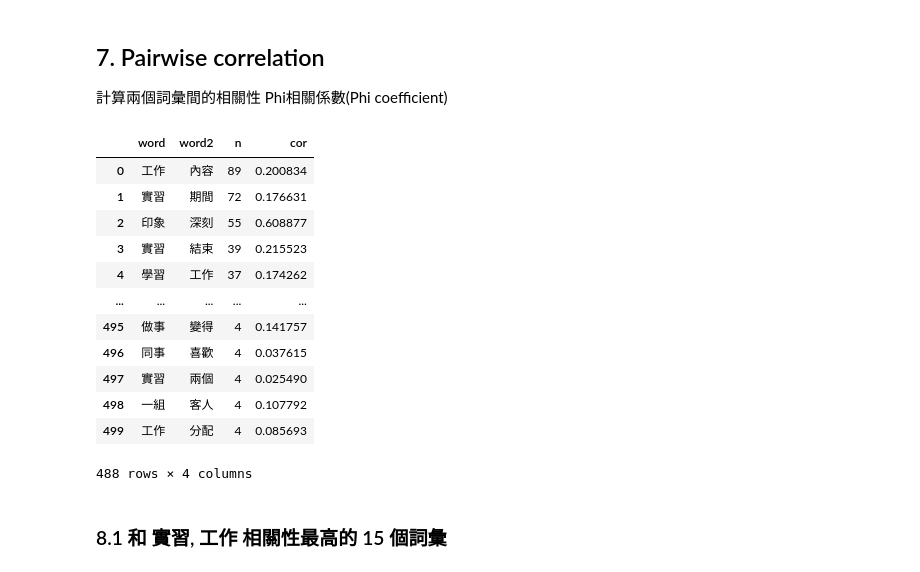
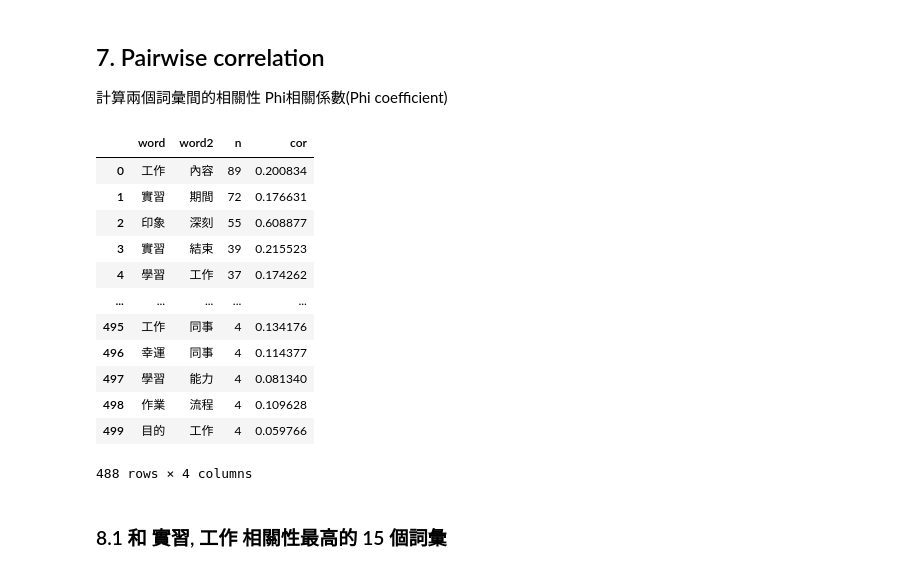
Before and after one commit to oraclekaia/social_media_analysis_mid-, a Jupyter notebook: ver1.ipynb, the cells around one changed output. Saved outputs shown, nothing was run; the diff lists cells and outputs as text; code cells hidden in the pictures.

```diff
--- a/ver1.ipynb
+++ b/ver1.ipynb
@@ -980,19 +938,19 @@ bigram_df = bigram_df[bigram_df["word"]!=bigram_df["word2"]]
-# %%
-bigram_df
-# %% [output]
-|  | word | word2 | n | cor |
-| 0 | 工作 | 內容 | 89 | 0.200834 |
-| 1 | 實習 | 期間 | 72 | 0.176631 |
-| 2 | 印象 | 深刻 | 55 | 0.608877 |
-| 3 | 實習 | 結束 | 39 | 0.215523 |
-| 4 | 學習 | 工作 | 37 | 0.174262 |
-| ... | ... | ... | ... | ... |
-| 495 | 做事 | 變得 | 4 | 0.141757 |
-| 496 | 同事 | 喜歡 | 4 | 0.037615 |
-| 497 | 實習 | 兩個 | 4 | 0.025490 |
-| 498 | 一組 | 客人 | 4 | 0.107792 |
-| 499 | 工作 | 分配 | 4 | 0.085693 |
-488 rows × 4 columns
+# %%
+dia_df
+# %% [output]
+|  | word | word2 | n | cor |
+| 0 | 工作 | 內容 | 89 | 0.200834 |
+| 1 | 實習 | 期間 | 72 | 0.176631 |
+| 2 | 印象 | 深刻 | 55 | 0.608877 |
+| 3 | 實習 | 結束 | 39 | 0.215523 |
+| 4 | 學習 | 工作 | 37 | 0.174262 |
+| ... | ... | ... | ... | ... |
+| 495 | 工作 | 同事 | 4 | 0.134176 |
+| 496 | 幸運 | 同事 | 4 | 0.114377 |
+| 497 | 學習 | 能力 | 4 | 0.081340 |
+| 498 | 作業 | 流程 | 4 | 0.109628 |
+| 499 | 目的 | 工作 | 4 | 0.059766 |
+488 rows × 4 columns
 # %% [markdown]
 ### 8.1 和 實習, 工作 相關性最高的 15 個詞彙
 # %%
```
Also changed, not shown: parts of 37 cells of this notebook, 1 other file.
